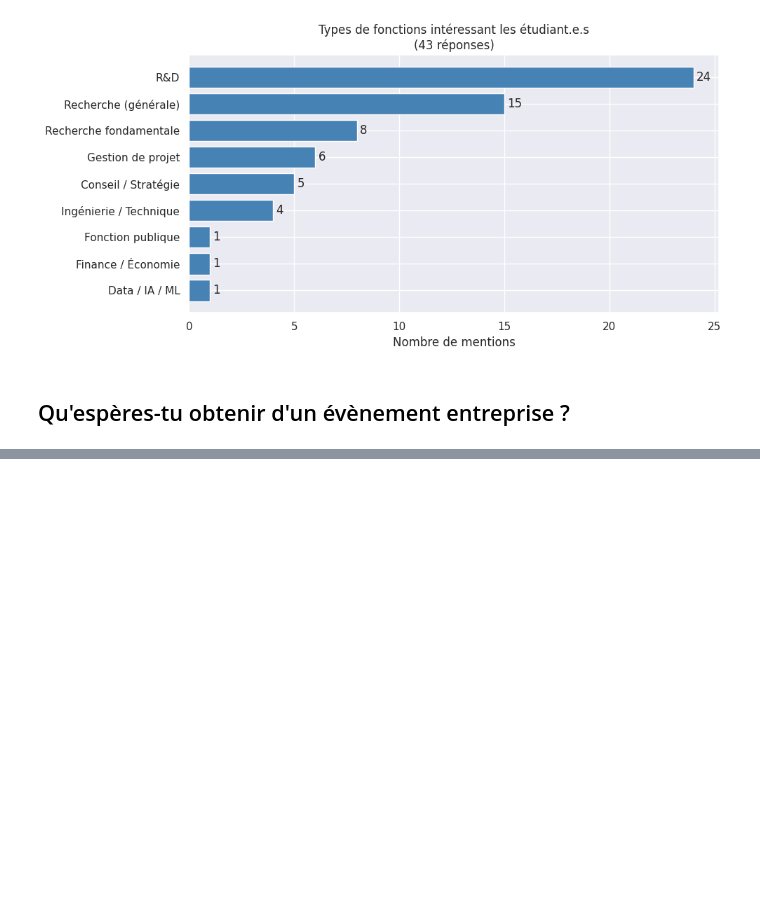
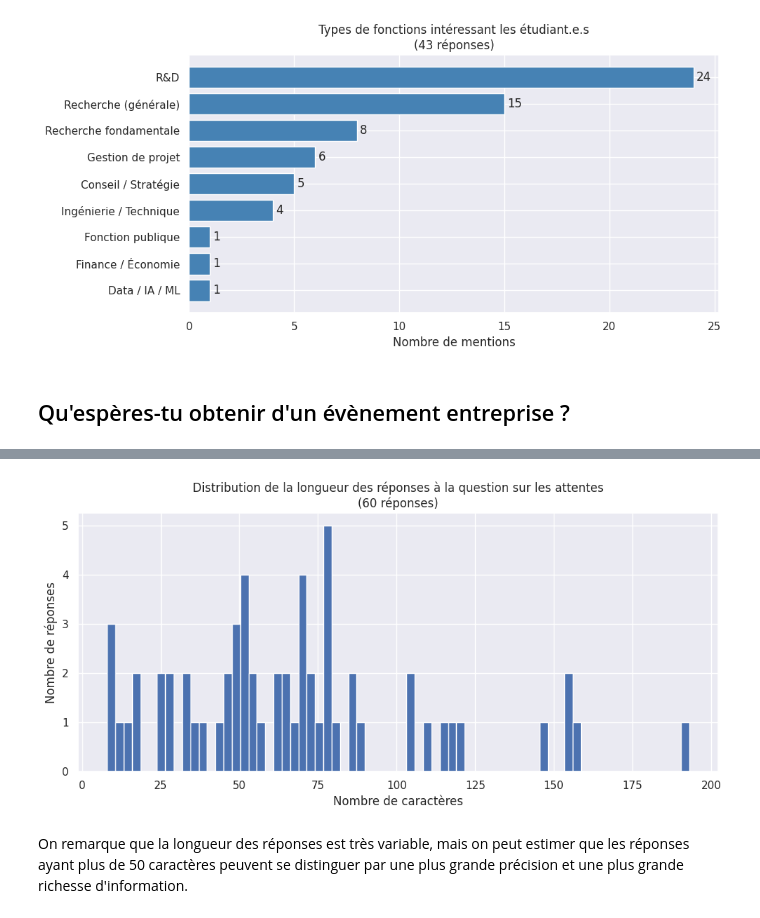
Before and after one commit to erhel-czc/sondage-promo-pole-N, a Jupyter notebook: analysis.ipynb, the cells around one changed output, grey strips where cells are left out. Drawn from its saved outputs; the diff is of its cells as text; code cells hidden in the pictures; blank space fills up the shorter version.

```diff
--- a/analysis.ipynb
+++ b/analysis.ipynb
@@ -434,0 +529,16 @@ Name: Qu'espères-tu obtenir d'un évènement entreprise, dtype: object
+# %%
+hopes_lengths = raw_hopes.apply(len)
+
+plt.figure(figsize=(10, 5))
+plt.hist(hopes_lengths, bins=70)
+plt.title(f"Distribution de la longueur des réponses à la question sur les attentes\n({len(raw_hopes)} réponses)")
+plt.xlabel("Nombre de caractères")
+plt.ylabel("Nombre de réponses")
+plt.tight_layout()
+plt.savefig("plots/hopes_length_distribution.svg", bbox_inches="tight")
+plt.savefig("plots/hopes_length_distribution.pdf", bbox_inches="tight")
+plt.show()
+# %% [output]
+[figure, added]
+# %% [markdown]
+On remarque que la longueur des réponses est très variable, mais on peut estimer que les réponses ayant plus de 50 caractères peuvent se distinguer par une plus grande précision et une plus grande richesse d'information.
```
Also changed, not shown: parts of 18 cells of this notebook.
